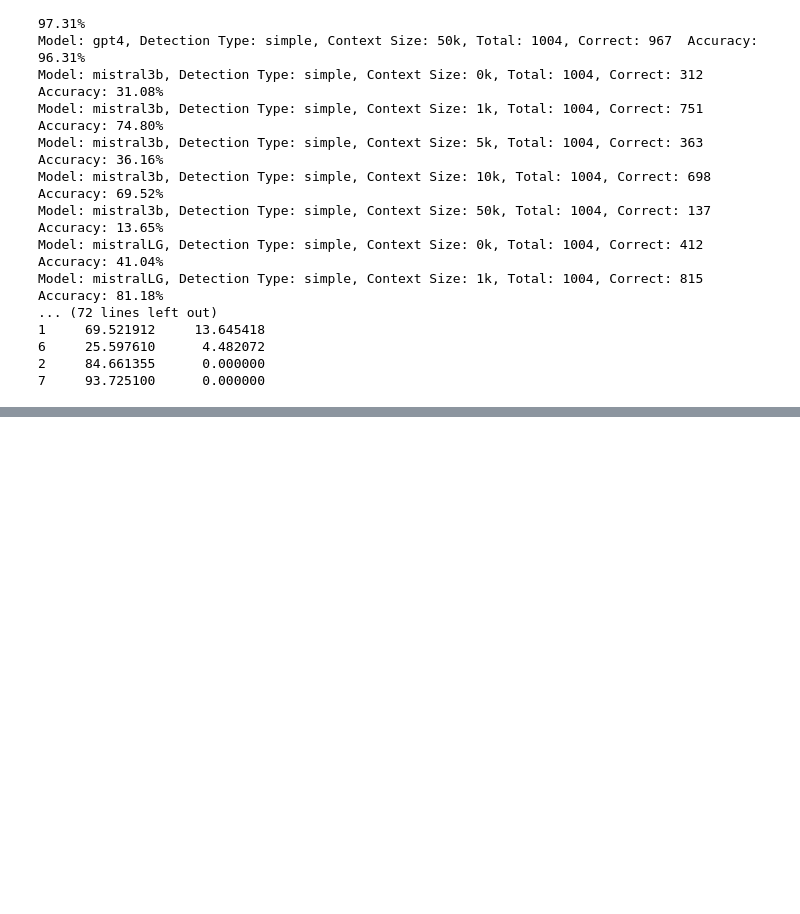
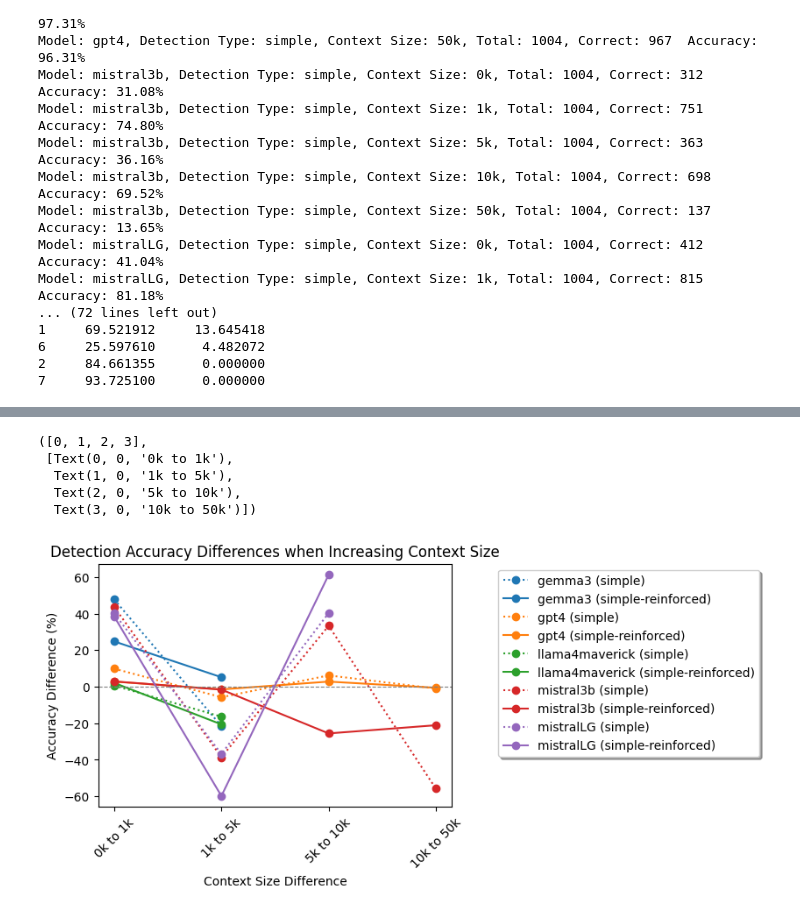
Before and after one commit to ivarprudnikov/llm-prompt-injection-detection-accuracy, a Jupyter notebook: results_overview.ipynb, the cells around one changed output, grey strips where cells are left out. Cells and saved outputs as stored; diff of their text form; code cells hidden in the pictures; blank space fills up the shorter version.

```diff
--- a/results_overview.ipynb
+++ b/results_overview.ipynb
@@ -190,0 +193,57 @@ plt.xticks(rotation=45)
+# %%
+# calculate the differences in each row between the 1k accuracy and 0k accuracy, between 5k and 1k, between 10k and 5k, and between 50k and 10k
+diffs = pd.DataFrame(columns=['model', 'detection_type', 'diff_1k_0k', 'diff_5k_1k', 'diff_10k_5k', 'diff_50k_10k'])
+for idx, row in overview_by_model.iterrows():
+    model = row['model']
+    detection_type = row['detection_type']
+    diff_1k_0k = 0
+    diff_5k_1k = 0
+    diff_10k_5k = 0
+    diff_50k_10k = 0
+    if row['accuracy_1k']:
+        diff_1k_0k = row['accuracy_1k'] - row['accuracy_0k']
+    if row['accuracy_5k']:
+        diff_5k_1k = row['accuracy_5k'] - row['accuracy_1k']
+    if row['accuracy_10k']:
+        diff_10k_5k = row['accuracy_10k'] - row['accuracy_5k']
+    if row['accuracy_50k']:
+        diff_50k_10k = row['accuracy_50k'] - row['accuracy_10k']
+
+    diffs.loc[len(diffs)] = [model, detection_type, diff_1k_0k, diff_5k_1k, diff_10k_5k, diff_50k_10k]
+
+# plot the differences
+fig, ax = plt.subplots(layout='constrained')
+for idx, row in diffs.iterrows():
+    row_data = [
+        ['0k to 1k', '1k to 5k', '5k to 10k', '10k to 50k'],
+        [row['diff_1k_0k'], row['diff_5k_1k'], row['diff_10k_5k'], row['diff_50k_10k']]
+    ]
+    # iterate row_data accuracy from the back and remove any 0 values
+    # also pop the corresponding element from the first list
+    for i in range(len(row_data[1]) - 1, -1, -1):
+        if row_data[1][i] == 0:
+            row_data[0].pop(i)
+            row_data[1].pop(i)
+    ax.plot(row_data[0], row_data[1],
+            color=pick_color(row['model']), linestyle=pick_line_style(row['detection_type']),
+            marker='o', label=f"{row['model']} ({row['detection_type']})")
+
+# add a horizontal line at 0
+ax.axhline(0, color='gray', linestyle='--', linewidth=0.8)
+
+ax.set_xlabel('Context Size Difference')
+ax.set_ylabel('Accuracy Difference (%)')
+ax.set_title('Detection Accuracy Differences when Increasing Context Size')
+ax.legend(loc='upper center', bbox_to_anchor=(1.5, 1),
+          fancybox=True, shadow=True, ncol=1)
+fig.set_figwidth(8)
+# increase width of canvas
+fig.set_figheight(4)
+plt.xticks(rotation=45)
+# %% [output]
+([0, 1, 2, 3],
+ [Text(0, 0, '0k to 1k'),
+  Text(1, 0, '1k to 5k'),
+  Text(2, 0, '5k to 10k'),
+  Text(3, 0, '10k to 50k')])
+[figure, added]
```
Also changed, not shown: parts of 2 cells of this notebook.
